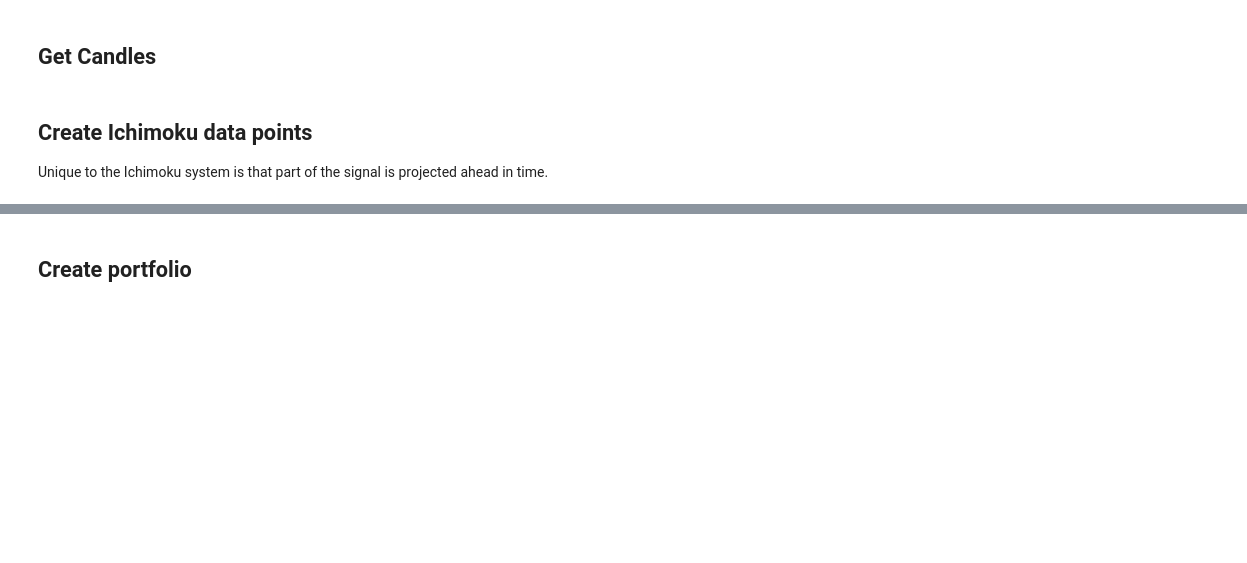
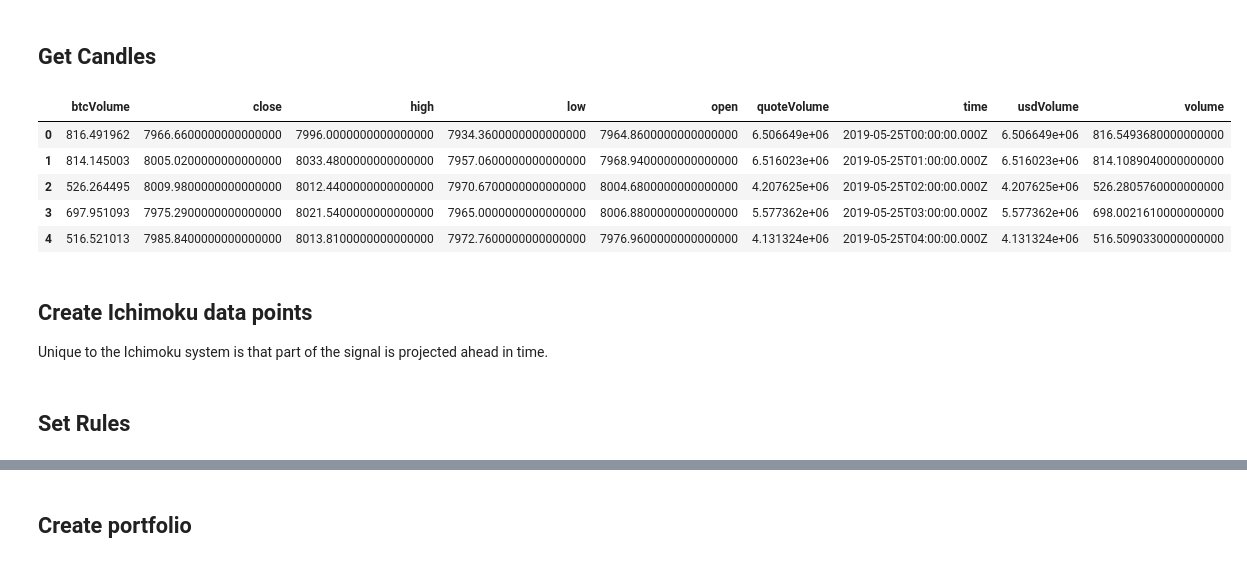
Before and after one commit to djporterco/Ichi-Told-Me, a Jupyter notebook: Ichi-told-me.ipynb, the cells around one changed output, grey strips where cells are left out. Saved outputs shown, nothing was run; the diff lists cells and outputs as text; code cells hidden in the pictures; blank space fills up the shorter version.

Commit message:
Completed first few steps on project.

```diff
--- a/Ichi-told-me.ipynb
+++ b/Ichi-told-me.ipynb
@@ -116,3 +141,46 @@ def candles(exchange, quoteTradingSymbol, baseTradingSymbol, interval):
+# %%
+# HTTP Request
+# GET https://dev-api.shrimpy.io/v1/exchanges/<exchange>/candles
+
+def candles(exchange, quoteTradingSymbol, baseTradingSymbol, interval):
+
+    """This endpoint retrieves live candlestick data.
+
+    When retrieving candlestick data for plotting, first call the endpoint without
+    specifying a startTime. This will return data associated with the most recent
+    1000 candlesticks. Subsequently, periodically call the endpoint specifying the
+    startTime as the time associated with the most recent candlestick. Note that the
+    last or most recent candlestick is for the current, not-yet-committed frame.
+
+    :param exchange: string: The exchange for which to retrieve candlestick data.
+    :param baseTradingSymbol: string: The base symbol of a pair on the exchange.
+        (e.g. XLM for a XLM-BTC pair)
+    :param quoteTradingSymbol: string: The quote symbol of a pair on the exchange.
+        (e.g. BTC for a XLM-BTC pair)
+    :param interval: string: The interval must be one of the following values:
+        1m, 5m, 15m, 1h, 6h, or 1d) These values correspond to intervals representing
+        one minute, five minutes, fifteen minutes, one hour, six hours, and one day,
+        respectively.
+    :param startTime (optional): Date Optionally only return data on or after the
+        supplied startTime (inclusive).
+
+    :return: pandas.DataFrame
+
+    """
+
+    response = requests.get(f"https://dev-api.shrimpy.io/v1/exchanges/{exchange}/candles?quoteTradingSymbol={quoteTradingSymbol}&baseTradingSymbol={baseTradingSymbol}&interval={interval}")
+    return json_normalize(response.json())
+# %%
+df = candles('binance', 'USDT', 'BTC', '1h')
+# %%
+df.head()
+# %% [output]
+|  | btcVolume | close | high | low | open | quoteVolume | time | usdVolume | volume |
+| 0 | 816.491962 | 7966.6600000000000000 | 7996.0000000000000000 | 7934.3600000000000000 | 7964.8600000000000000 | 6.506649e+06 | 2019-05-25T00:00:00.000Z | 6.506649e+06 | 816.5493680000000000 |
+| 1 | 814.145003 | 8005.0200000000000000 | 8033.4800000000000000 | 7957.0600000000000000 | 7968.9400000000000000 | 6.516023e+06 | 2019-05-25T01:00:00.000Z | 6.516023e+06 | 814.1089040000000000 |
+| 2 | 526.264495 | 8009.9800000000000000 | 8012.4400000000000000 | 7970.6700000000000000 | 8004.6800000000000000 | 4.207625e+06 | 2019-05-25T02:00:00.000Z | 4.207625e+06 | 526.2805760000000000 |
+| 3 | 697.951093 | 7975.2900000000000000 | 8021.5400000000000000 | 7965.0000000000000000 | 8006.8800000000000000 | 5.577362e+06 | 2019-05-25T03:00:00.000Z | 5.577362e+06 | 698.0021610000000000 |
+| 4 | 516.521013 | 7985.8400000000000000 | 8013.8100000000000000 | 7972.7600000000000000 | 7976.9600000000000000 | 4.131324e+06 | 2019-05-25T04:00:00.000Z | 4.131324e+06 | 516.5090330000000000 |
 # %% [markdown]
 ## Create Ichimoku data points
 
@@ -169,0 +274,2 @@ a1.fill_between(tmp.index, tmp.senkou_span_a, tmp.senkou_span_b);
+# %% [markdown]
+## Set Rules
```
Also changed, not shown: parts of 19 cells of this notebook.
